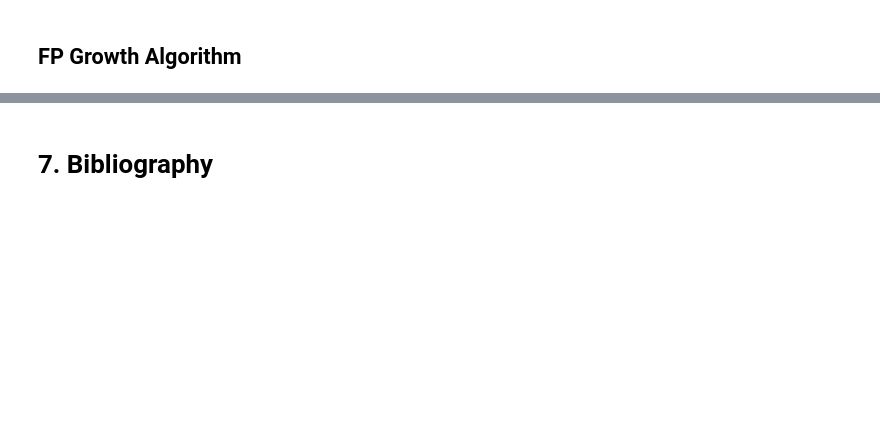
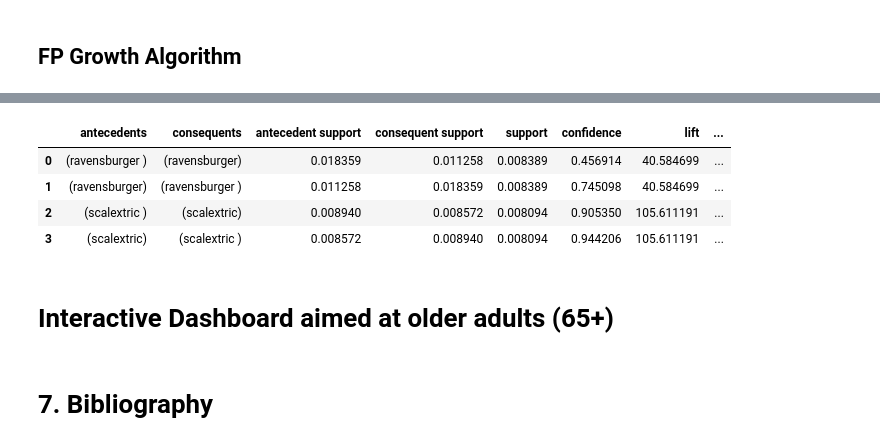
Before and after one commit to FJGM2023015/Recommendation-System-Market-Basket-Analysis-, a Jupyter notebook: recomm_system_market_basket_analysis.ipynb, the cells around one changed output, grey strips where cells are left out. Cells and saved outputs as stored; diff of their text form; code cells hidden in the pictures; blank space fills up the shorter version.

```diff
--- a/recomm_system_market_basket_analysis.ipynb
+++ b/recomm_system_market_basket_analysis.ipynb
@@ -983,0 +987,6 @@ rules.head()
+# %%
+# Aplicar el algoritmo FP-Growth
+frequent_itemsets_fp = fpgrowth(df_transactions, min_support=0.005, use_colnames=True)
+
+# Mostrar los conjuntos de ítems frecuentes
+print(frequent_itemsets_fp)
@@ -984,3 +1007,17 @@ rules.head()
+# %%
+# Generar las reglas de asociación
+rules_fp = association_rules(frequent_itemsets_fp, metric="confidence", min_threshold=0.05)
+
+# Mostrar las reglas
+rules_fp.head()
+# %% [output]
+|  | antecedents | consequents | antecedent support | consequent support | support | confidence | lift | ... |
+| 0 | (ravensburger ) | (ravensburger) | 0.018359 | 0.011258 | 0.008389 | 0.456914 | 40.584699 | ... |
+| 1 | (ravensburger) | (ravensburger ) | 0.011258 | 0.018359 | 0.008389 | 0.745098 | 40.584699 | ... |
+| 2 | (scalextric ) | (scalextric) | 0.008940 | 0.008572 | 0.008094 | 0.905350 | 105.611191 | ... |
+| 3 | (scalextric) | (scalextric ) | 0.008572 | 0.008940 | 0.008094 | 0.944206 | 105.611191 | ... |
+# %% [markdown]
+# Interactive Dashboard aimed at older adults (65+)
 # %% [markdown]
 <a id='7'></a>
 # 7. Bibliography
```
Also changed, not shown: parts of 44 cells of this notebook.
